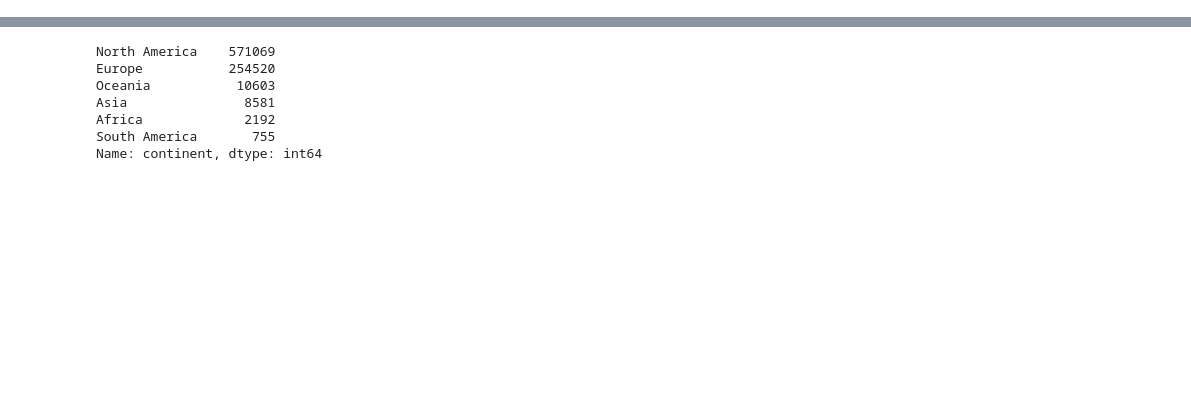
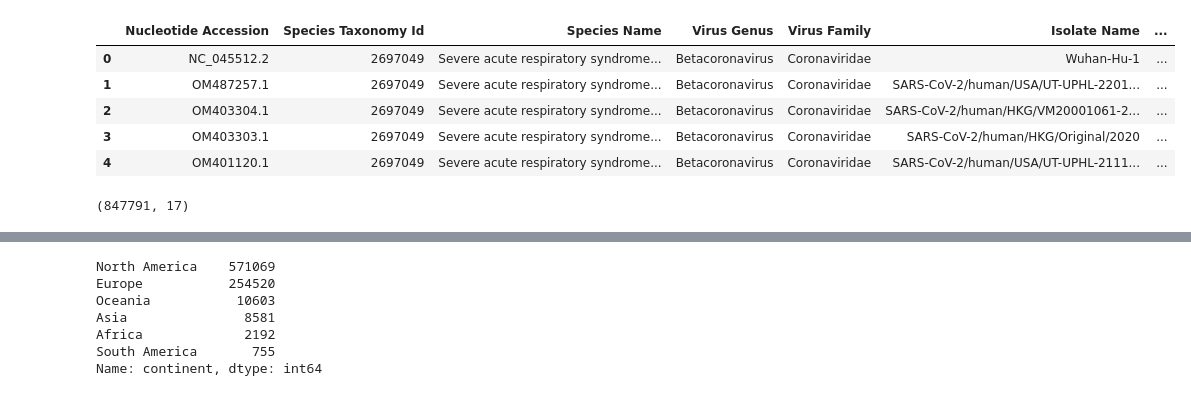
Before and after one commit to dataquestio/project-walkthroughs, a Jupyter notebook: covidrna/covid_genome.ipynb, the cells around one changed output, grey strips where cells are left out. Cells and saved outputs as stored; diff of their text form; code cells hidden in the pictures; blank space fills up the shorter version.

```diff
--- a/covidrna/covid_genome.ipynb
+++ b/covidrna/covid_genome.ipynb
@@ -10,6 +12,19 @@
 import pandas as pd
 
 metadata = pd.read_csv("ncbi_datasets.csv")
+# %%
+metadata.head()
+# %% [output]
+|  | Nucleotide Accession | Species Taxonomy Id | Species Name | Virus Genus | Virus Family | Isolate Name | ... |
+| 0 | NC_045512.2 | 2697049 | Severe acute respiratory syndrome... | Betacoronavirus | Coronaviridae | Wuhan-Hu-1 | ... |
+| 1 | OM487257.1 | 2697049 | Severe acute respiratory syndrome... | Betacoronavirus | Coronaviridae | SARS-CoV-2/human/USA/UT-UPHL-2201... | ... |
+| 2 | OM403304.1 | 2697049 | Severe acute respiratory syndrome... | Betacoronavirus | Coronaviridae | SARS-CoV-2/human/HKG/VM20001061-2... | ... |
+| 3 | OM403303.1 | 2697049 | Severe acute respiratory syndrome... | Betacoronavirus | Coronaviridae | SARS-CoV-2/human/HKG/Original/2020 | ... |
+| 4 | OM401120.1 | 2697049 | Severe acute respiratory syndrome... | Betacoronavirus | Coronaviridae | SARS-CoV-2/human/USA/UT-UPHL-2111... | ... |
+# %%
+metadata.shape
+# %% [output]
+(847791, 17)
 # %%
 metadata["Collection Date"] = pd.to_datetime(metadata["Collection Date"])
 # %%
```
Also changed, not shown: parts of 42 cells of this notebook, 1 other file.
